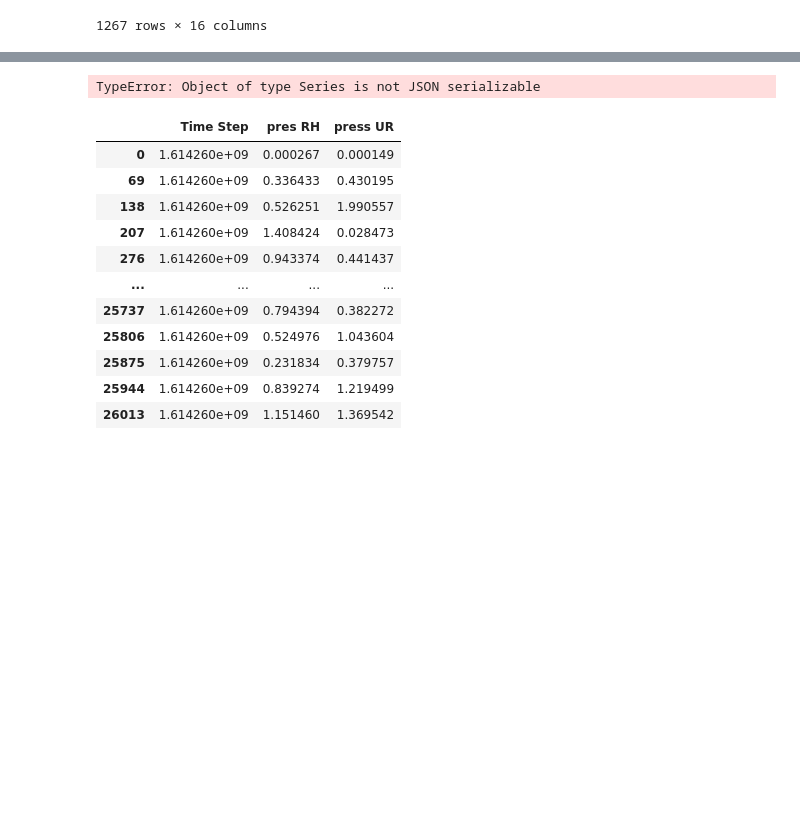
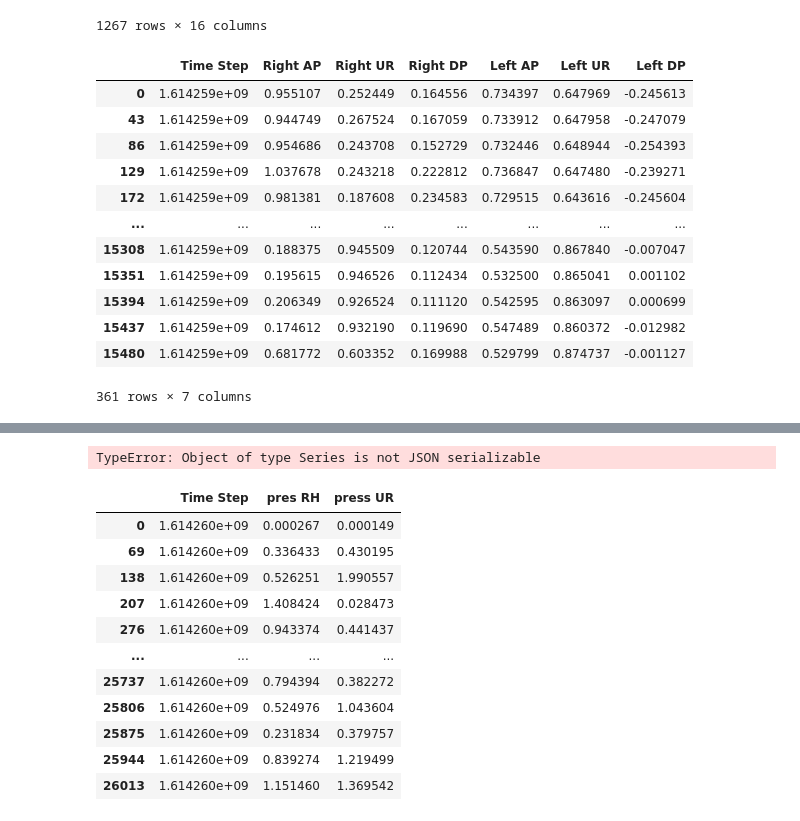
Before and after one commit to MikeDoes/START_HACK_2021, a Jupyter notebook: LoadData_2.ipynb, the cells around one changed output, grey strips where cells are left out. Cells and saved outputs as stored; diff of their text form; code cells hidden in the pictures; blank space fills up the shorter version.

```diff
--- a/LoadData_2.ipynb
+++ b/LoadData_2.ipynb
@@ -370,0 +378,16 @@ df_
+# %%
+acc
+# %% [output]
+|  | Time Step | Right AP | Right UR | Right DP | Left AP | Left UR | Left DP |
+| 0 | 1.614259e+09 | 0.955107 | 0.252449 | 0.164556 | 0.734397 | 0.647969 | -0.245613 |
+| 43 | 1.614259e+09 | 0.944749 | 0.267524 | 0.167059 | 0.733912 | 0.647958 | -0.247079 |
+| 86 | 1.614259e+09 | 0.954686 | 0.243708 | 0.152729 | 0.732446 | 0.648944 | -0.254393 |
+| 129 | 1.614259e+09 | 1.037678 | 0.243218 | 0.222812 | 0.736847 | 0.647480 | -0.239271 |
+| 172 | 1.614259e+09 | 0.981381 | 0.187608 | 0.234583 | 0.729515 | 0.643616 | -0.245604 |
+| ... | ... | ... | ... | ... | ... | ... | ... |
+| 15308 | 1.614259e+09 | 0.188375 | 0.945509 | 0.120744 | 0.543590 | 0.867840 | -0.007047 |
+| 15351 | 1.614259e+09 | 0.195615 | 0.946526 | 0.112434 | 0.532500 | 0.865041 | 0.001102 |
+| 15394 | 1.614259e+09 | 0.206349 | 0.926524 | 0.111120 | 0.542595 | 0.863097 | 0.000699 |
+| 15437 | 1.614259e+09 | 0.174612 | 0.932190 | 0.119690 | 0.547489 | 0.860372 | -0.012982 |
+| 15480 | 1.614259e+09 | 0.681772 | 0.603352 | 0.169988 | 0.529799 | 0.874737 | -0.001127 |
+361 rows × 7 columns
```
Also changed, not shown: parts of 11 cells of this notebook.
